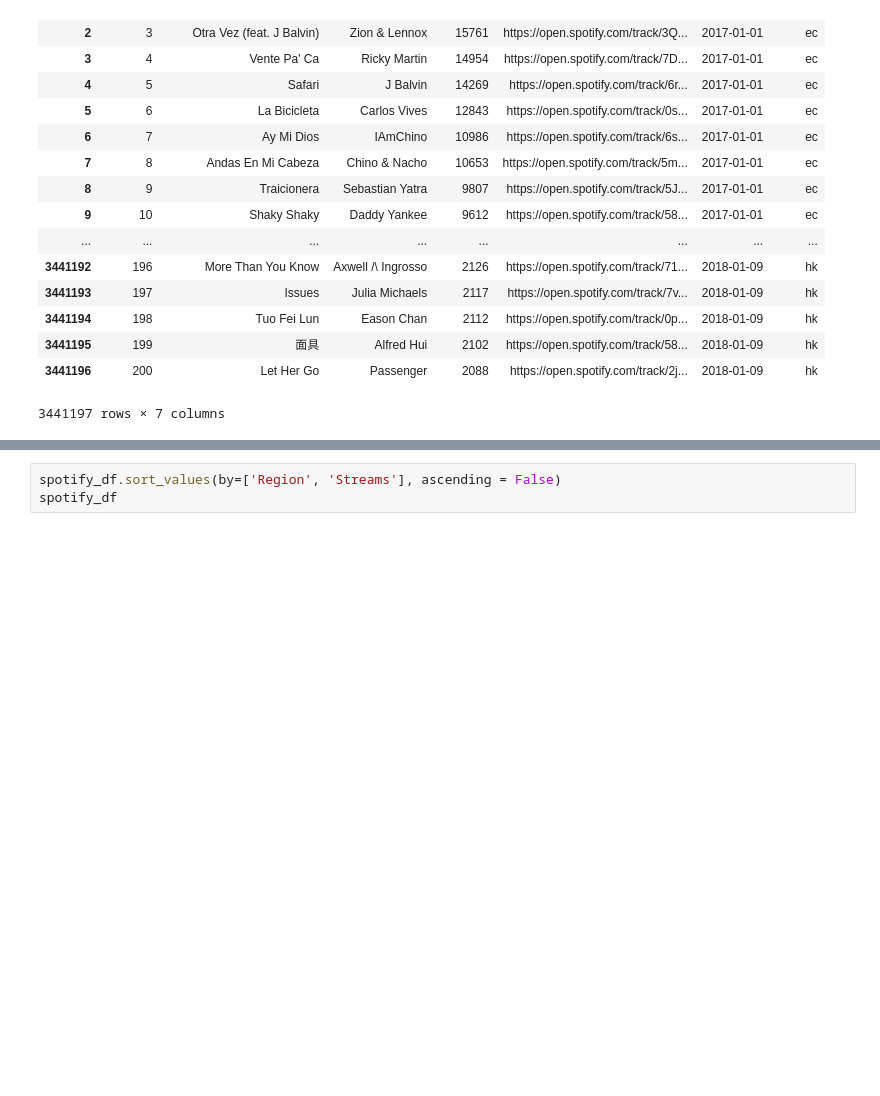
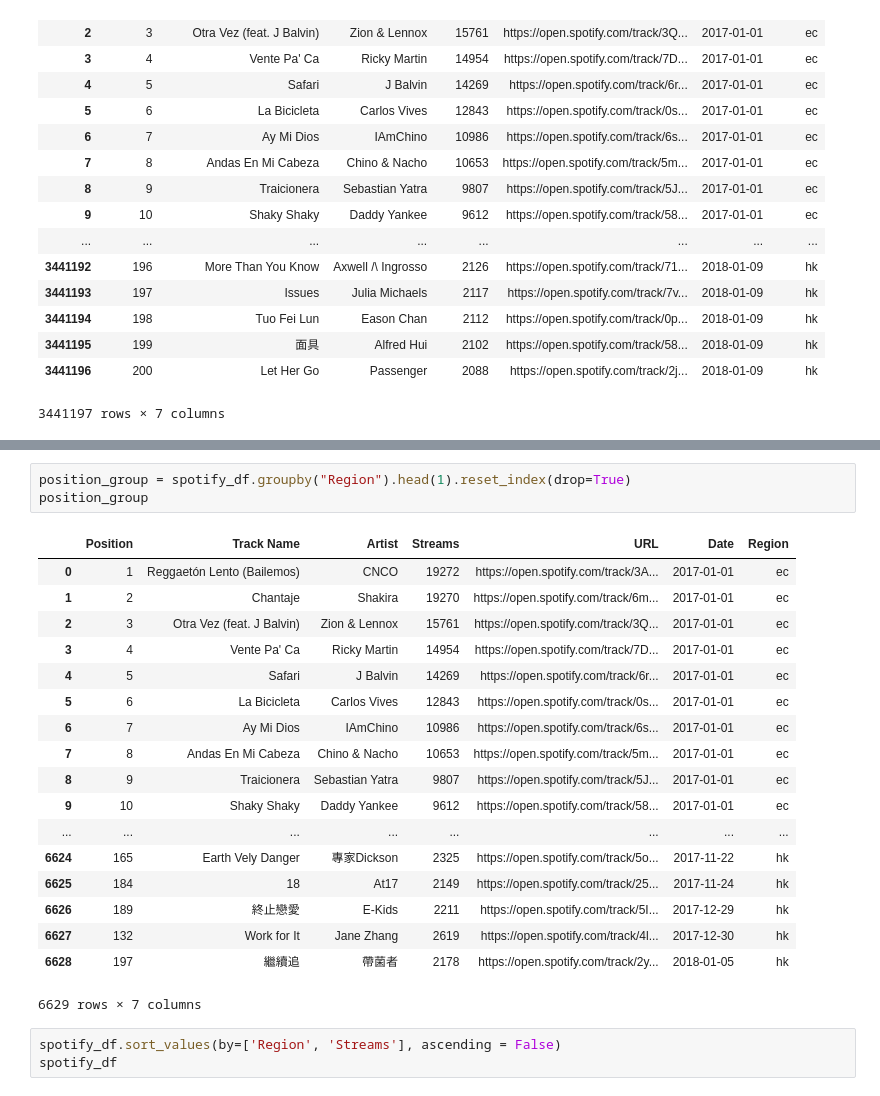
Before and after one commit to Aritra23/Spotify-Visualization, a Jupyter notebook: Spotify_Data_Analysis.ipynb, the cells around one changed output, grey strips where cells are left out. Saved outputs shown, nothing was run; the diff lists cells and outputs as text; blank space fills up the shorter version.

```diff
--- a/Spotify_Data_Analysis.ipynb
+++ b/Spotify_Data_Analysis.ipynb
@@ -29,3 +222,25 @@ spotify_df
+# %%
+position_group = spotify_df.groupby("Region").head(1).reset_index(drop=True)
+position_group
+# %% [output]
+|  | Position | Track Name | Artist | Streams | URL | Date | Region |
+| 0 | 1 | Reggaetón Lento (Bailemos) | CNCO | 19272 | https://open.spotify.com/track/3A... | 2017-01-01 | ec |
+| 1 | 2 | Chantaje | Shakira | 19270 | https://open.spotify.com/track/6m... | 2017-01-01 | ec |
+| 2 | 3 | Otra Vez (feat. J Balvin) | Zion & Lennox | 15761 | https://open.spotify.com/track/3Q... | 2017-01-01 | ec |
+| 3 | 4 | Vente Pa' Ca | Ricky Martin | 14954 | https://open.spotify.com/track/7D... | 2017-01-01 | ec |
+| 4 | 5 | Safari | J Balvin | 14269 | https://open.spotify.com/track/6r... | 2017-01-01 | ec |
+| 5 | 6 | La Bicicleta | Carlos Vives | 12843 | https://open.spotify.com/track/0s... | 2017-01-01 | ec |
+| 6 | 7 | Ay Mi Dios | IAmChino | 10986 | https://open.spotify.com/track/6s... | 2017-01-01 | ec |
+| 7 | 8 | Andas En Mi Cabeza | Chino & Nacho | 10653 | https://open.spotify.com/track/5m... | 2017-01-01 | ec |
+| 8 | 9 | Traicionera | Sebastian Yatra | 9807 | https://open.spotify.com/track/5J... | 2017-01-01 | ec |
+| 9 | 10 | Shaky Shaky | Daddy Yankee | 9612 | https://open.spotify.com/track/58... | 2017-01-01 | ec |
+| ... | ... | ... | ... | ... | ... | ... | ... |
+| 6624 | 165 | Earth Vely Danger | 專家Dickson | 2325 | https://open.spotify.com/track/5o... | 2017-11-22 | hk |
+| 6625 | 184 | 18 | At17 | 2149 | https://open.spotify.com/track/25... | 2017-11-24 | hk |
+| 6626 | 189 | 終止戀愛 | E-Kids | 2211 | https://open.spotify.com/track/5I... | 2017-12-29 | hk |
+| 6627 | 132 | Work for It | Jane Zhang | 2619 | https://open.spotify.com/track/4l... | 2017-12-30 | hk |
+| 6628 | 197 | 繼續追 | 帶菌者 | 2178 | https://open.spotify.com/track/2y... | 2018-01-05 | hk |
+6629 rows × 7 columns
 # %%
 spotify_df.sort_values(by=['Region', 'Streams'], ascending = False)
 spotify_df
```
Also changed, not shown: parts of 15 cells of this notebook, 8 other files.
